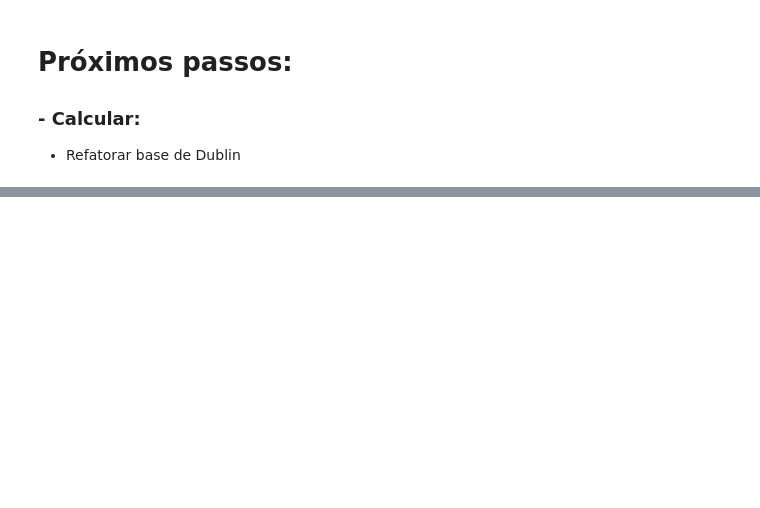
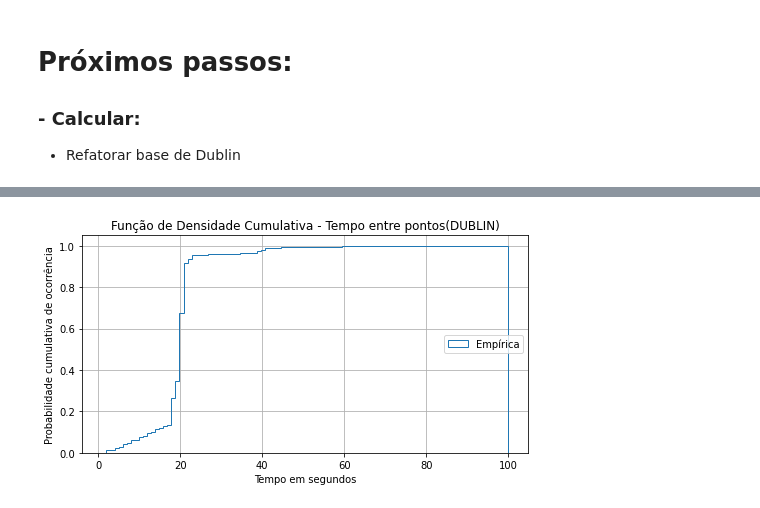
Before and after one commit to TulioNPL/Pesquisa, a Jupyter notebook: jupyter/main.ipynb, the cells around one changed output, grey strips where cells are left out. Drawn from its saved outputs; the diff is of its cells as text; code cells hidden in the pictures; blank space fills up the shorter version.

Commit message:
Add: Dublin time and distance CDFs

```diff
--- a/jupyter/main.ipynb
+++ b/jupyter/main.ipynb
@@ -604,6 +599,7 @@ histTamTraj()
 def cdfTempo():
     """Função que plota uma cdf com os dados de distancia entre pontos de todos veículos"""
 
+    # x = [i for i in timeGapsDiscrete if i <= 100]
     x = [i for i in timeGapsDiscrete if i <= 100]
 
     #  Definição dos valores da lista
@@ -613,35 +609,37 @@ def cdfTempo():
 
     _, ax = plt.subplots(figsize=(8, 4))
 
     #  Histograma cumulativo
     _, bins, _ = ax.hist(x, n_bins, density=True, histtype='step',
                          cumulative=True, label='Empírica')
 
     '''
     #  Distribuição esperada
     y = ((1 / (np.sqrt(2 * np.pi) * sigma))
          * np.exp(-0.5 * (1 / sigma * (bins - mu))**2))
 
     y = y.cumsum()
     y /= y[-1]
 
     ax.plot(bins, y, 'r--', linewidth=1.5, label='Teórica')
     '''
 
     #  Histograma cumulativo inverso
     # ax.hist(x, bins=bins, density=True, histtype='step',
     #       cumulative=-1,label='Emp. Inversa')
 
     #  Detalhes do gráfico
     ax.grid(True)
     ax.legend(loc='right')
-    ax.set_title('Função de Densidade Cumulativa - Tempo entre pontos')
+    ax.set_title('Função de Densidade Cumulativa - Tempo entre pontos(DUBLIN)')
     ax.set_xlabel('Tempo em segundos')
     ax.set_ylabel('Probabilidade cumulativa de ocorrência')
 
-    #plt.savefig(path+'/img/cdfTempo.png',dpi=100, transparent=False, facecolor='white')
+    # plt.savefig(path+'/img/cdfTempo_Dublin.png',dpi=100, transparent=False, facecolor='white')
     plt.show()
 cdfTempo()
+# %% [output]
+[figure, added]
 # %%
 def cdfDistancia():
     """Função que plota uma cdf com os dados de distancia entre pontos de todos veículos"""
```
Also changed, not shown: parts of 3 cells of this notebook.
